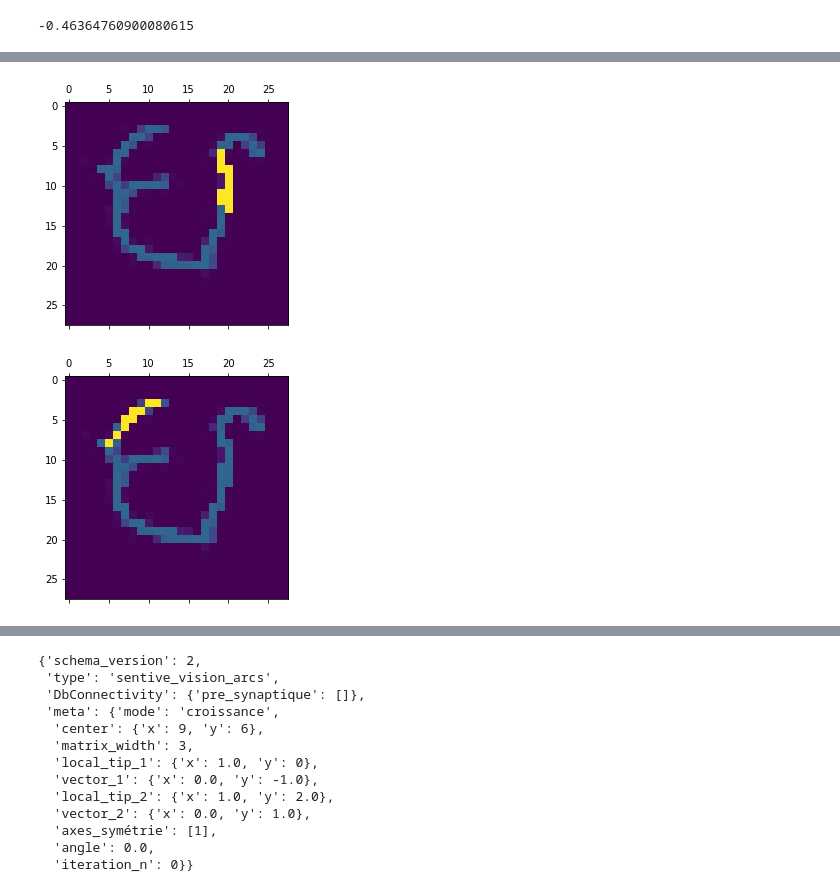
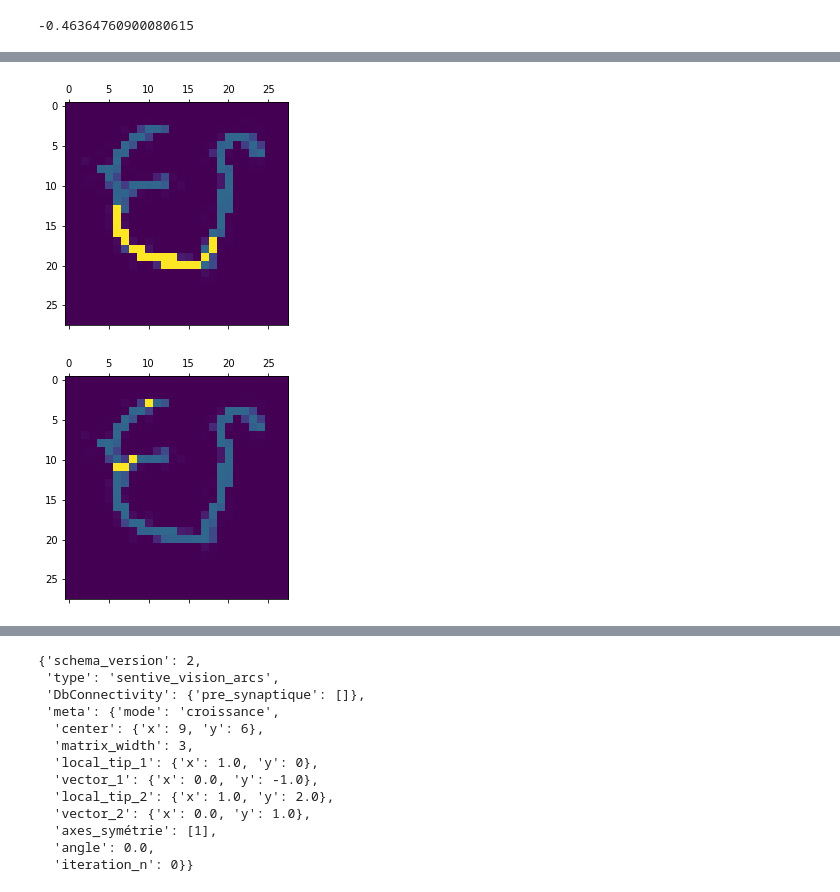
Before and after one commit to oliviermanette/metadl, a Jupyter notebook: starting_kit/sandbox_flod.ipynb, the cells around one changed output, grey strips where cells are left out. Cells and saved outputs as stored; diff of their text form; code cells hidden in the pictures.

```diff
--- a/starting_kit/sandbox_flod.ipynb
+++ b/starting_kit/sandbox_flod.ipynb
@@ -1218,8 +1279,8 @@ show_all_fields(episd_id,7)
 # %%
-show_neuron_receptive_field(334,episd_id)
+show_neuron_receptive_field(350,episd_id)
 # %% [output]
-[figure, old version]
+[figure, new version]
 # %%
-show_neuron_receptive_field(321,episd_id)
+show_neuron_receptive_field(122,episd_id)
 # %% [output]
-[figure, old version]
+[figure, new version]
```
Also changed, not shown: parts of 26 cells of this notebook.
